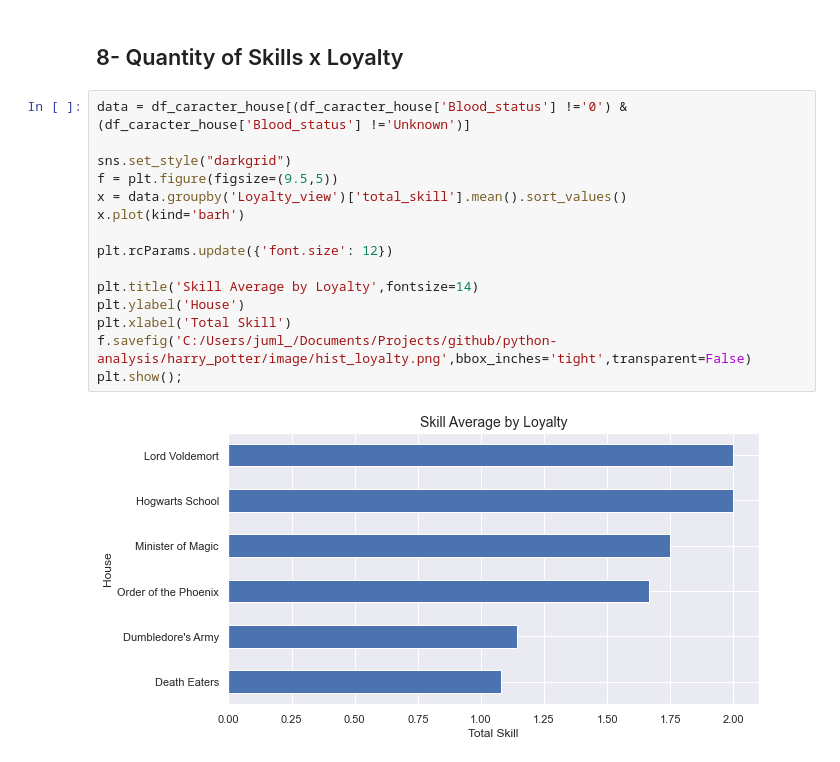
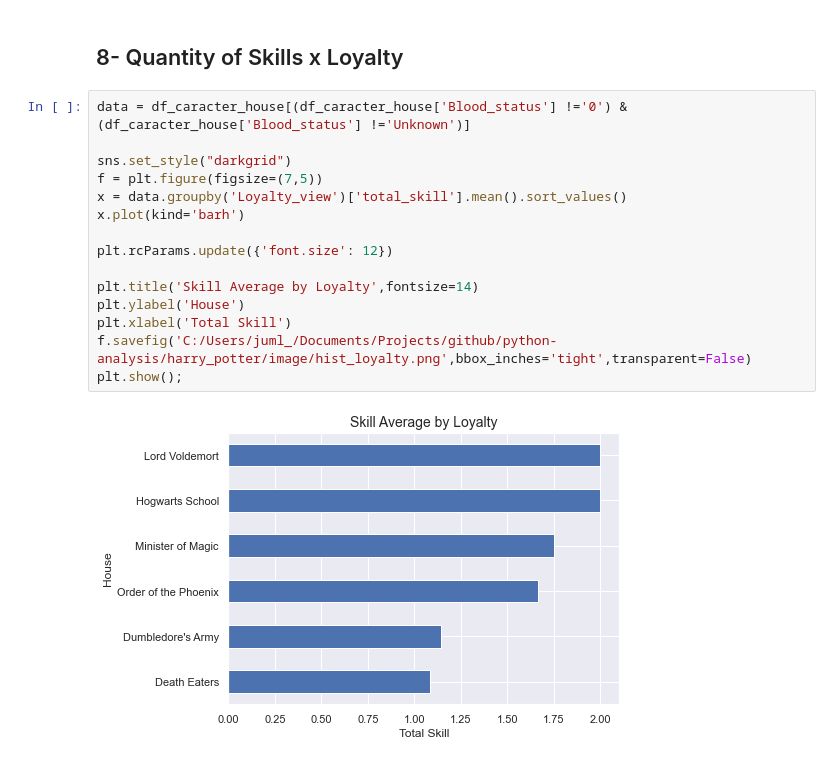
Before and after one commit to juluz/python-analysis, a Jupyter notebook: harry_potter/notebook/eda_characters.ipynb, the cells around one changed output. Cells and saved outputs as stored; diff of their text form.

```diff
--- a/harry_potter/notebook/eda_characters.ipynb
+++ b/harry_potter/notebook/eda_characters.ipynb
@@ -724,17 +724,17 @@ plt.show();
 # %%
 data = df_caracter_house[(df_caracter_house['Blood_status'] !='0') & (df_caracter_house['Blood_status'] !='Unknown')]
 
 sns.set_style("darkgrid")
-f = plt.figure(figsize=(9.5,5))
+f = plt.figure(figsize=(7,5))
 x = data.groupby('Loyalty_view')['total_skill'].mean().sort_values()
 x.plot(kind='barh')
 
 plt.rcParams.update({'font.size': 12})
 
 plt.title('Skill Average by Loyalty',fontsize=14)
 plt.ylabel('House')
 plt.xlabel('Total Skill')
 f.savefig('C:/Users/juml_/Documents/Projects/github/python-analysis/harry_potter/image/hist_loyalty.png',bbox_inches='tight',transparent=False)
 plt.show();
 # %% [output]
-[figure, old version]
+[figure, new version]
```
Also changed, not shown: parts of 1 cell of this notebook, 1 other file.
